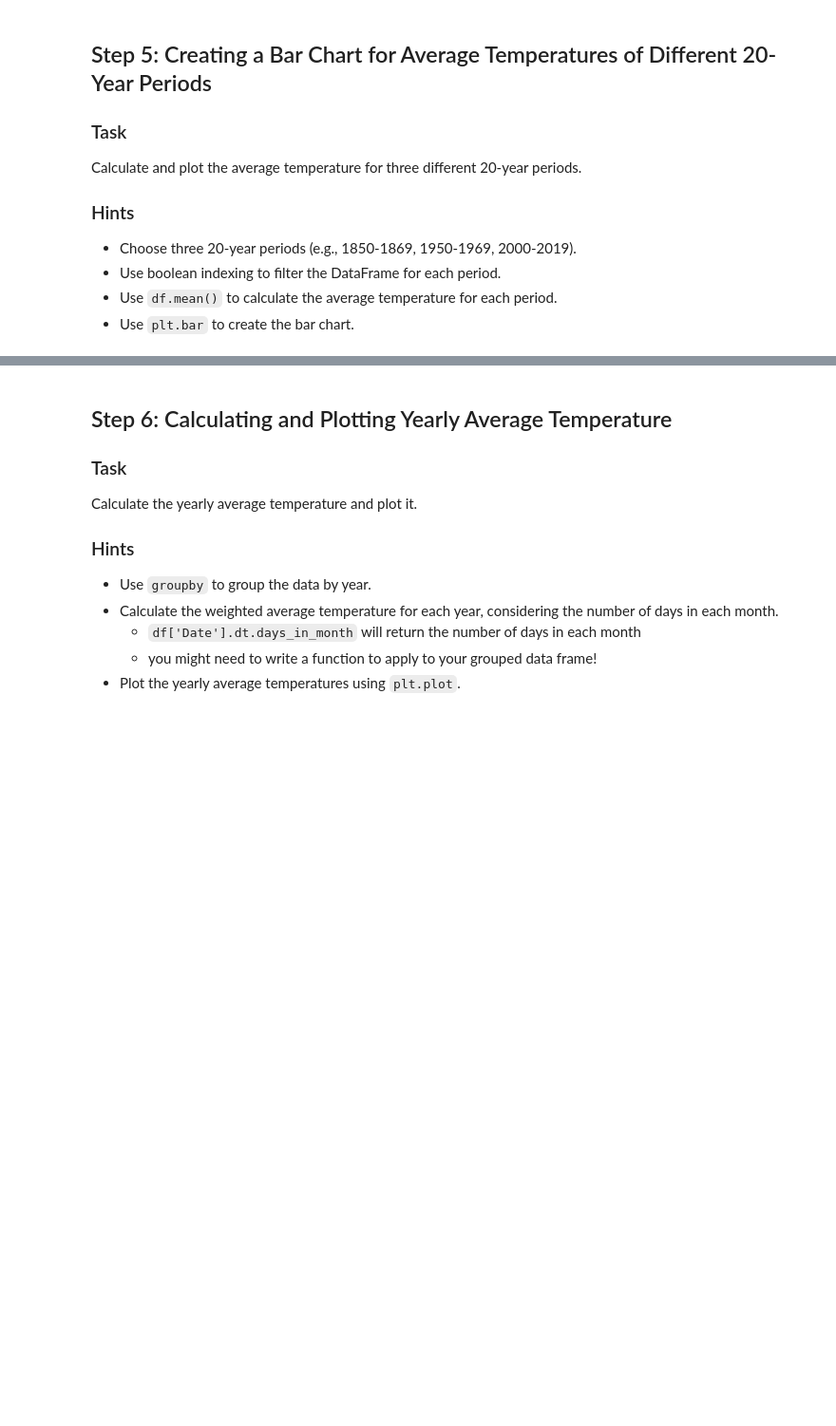
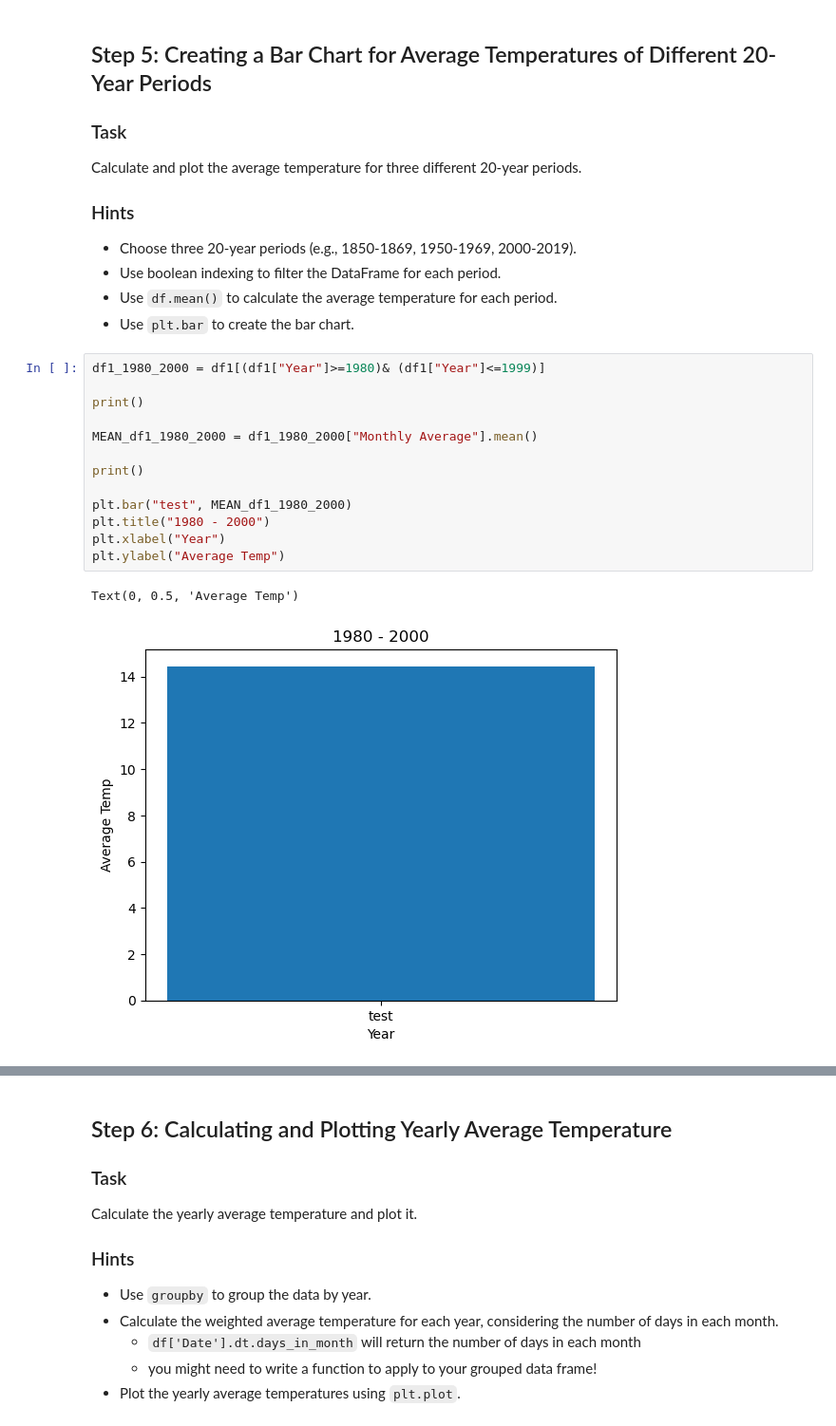
Before and after one commit to idontwantausername94/CFR-2025, a Jupyter notebook: Python/Session 12 - Practical Exercise _ Plotting and Visualization of Global Surface Temperature Data.ipynb, the cells around one changed output, grey strips where cells are left out. Shown at 95% size. Cells and saved outputs as stored; diff of their text form; blank space fills up the shorter version.

```diff
--- a/Python/Session 12 - Practical Exercise _ Plotting and Visualization of Global Surface Temperature Data.ipynb
+++ b/Python/Session 12 - Practical Exercise _ Plotting and Visualization of Global Surface Temperature Data.ipynb
@@ -73,3 +151,19 @@ Calculate and plot the average temperature for three different 20-year periods.
 - Use boolean indexing to filter the DataFrame for each period.
 - Use `df.mean()` to calculate the average temperature for each period.
 - Use `plt.bar` to create the bar chart.
+# %%
+df1_1980_2000 = df1[(df1["Year"]>=1980)& (df1["Year"]<=1999)]
+
+print()
+
+MEAN_df1_1980_2000 = df1_1980_2000["Monthly Average"].mean()
+
+print()
+
+plt.bar("test", MEAN_df1_1980_2000)
+plt.title("1980 - 2000")
+plt.xlabel("Year")
+plt.ylabel("Average Temp")
+# %% [output]
+Text(0, 0.5, 'Average Temp')
+[figure, added]
```
Also changed, not shown: parts of 8 cells of this notebook.
